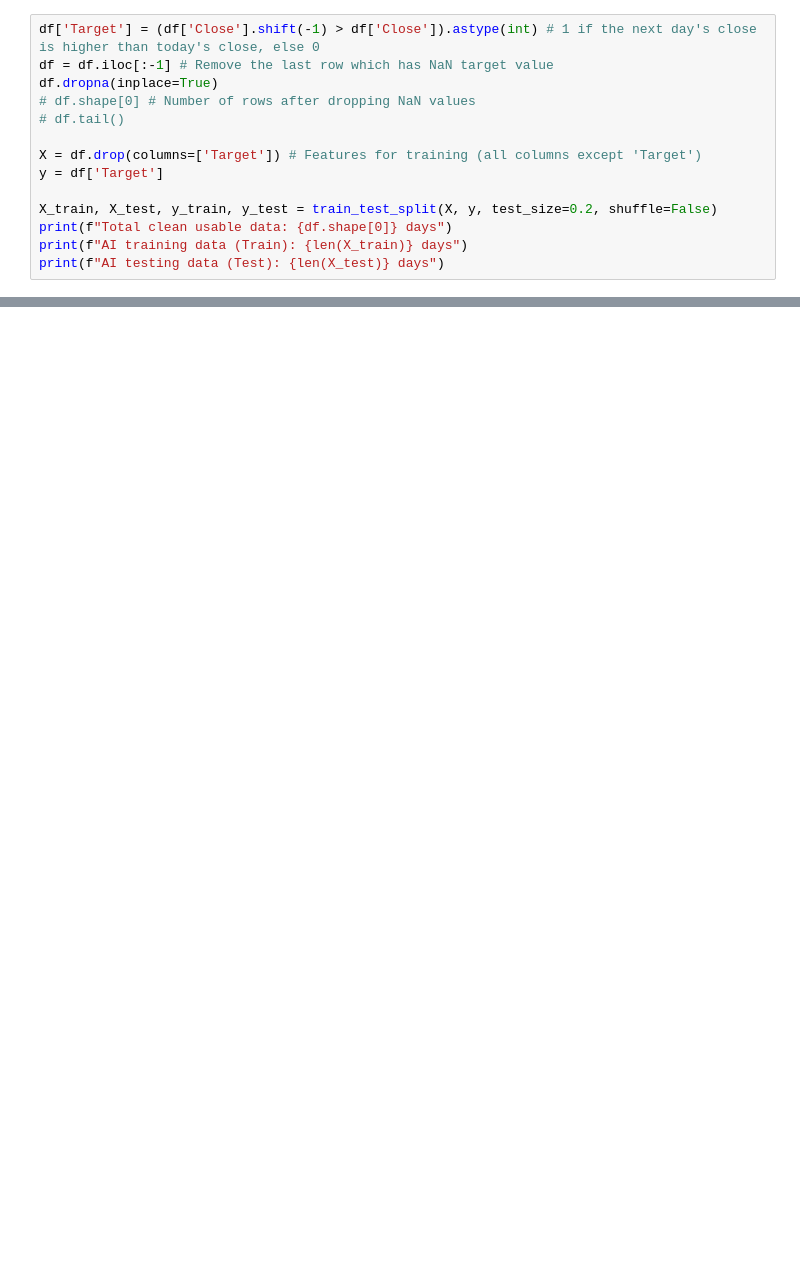
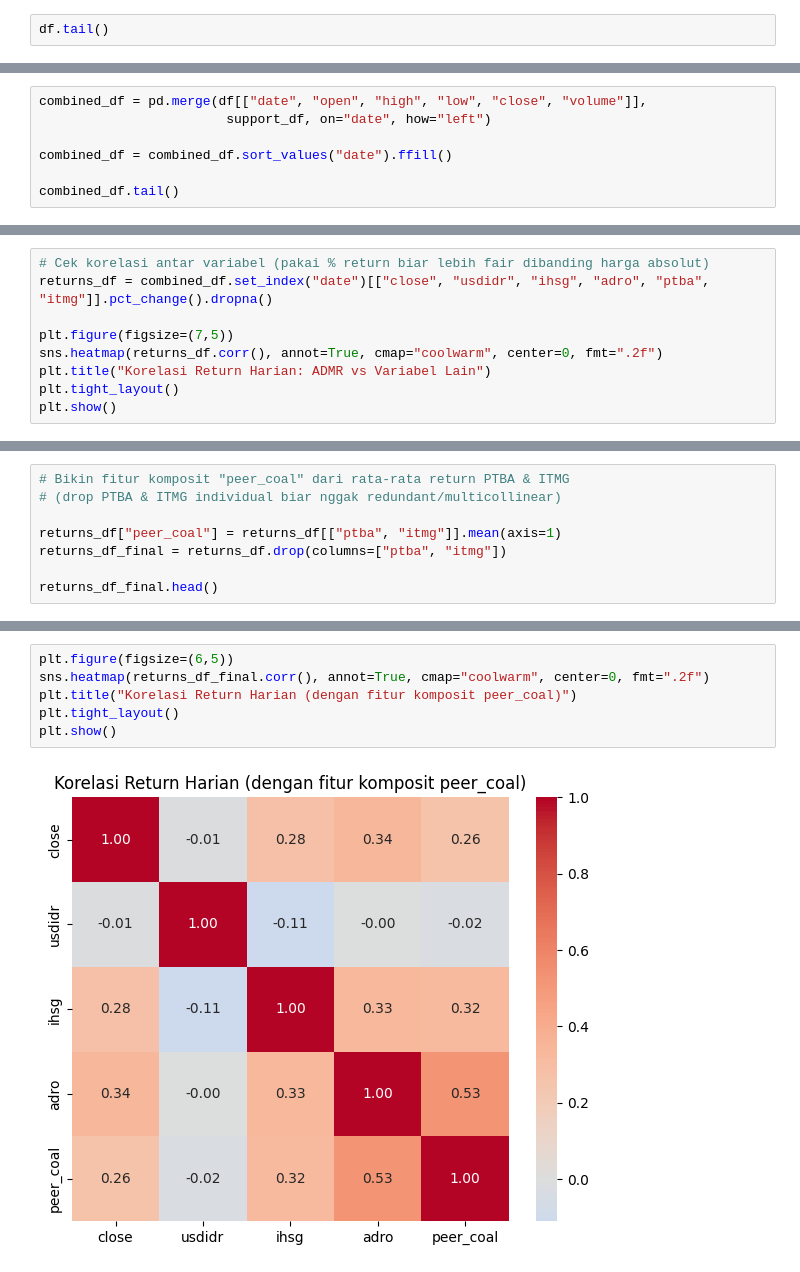
Before and after one commit to NatanaelVineDjapri/admr-stock-prediction, a Jupyter notebook: main.ipynb, the cells around one changed output, grey strips where cells are left out. Cells and saved outputs as stored; diff of their text form; blank space fills up the shorter version.

```diff
--- a/main.ipynb
+++ b/main.ipynb
@@ -80,15 +61,3 @@ df.tail()
 # %%
-df['Target'] = (df['Close'].shift(-1) > df['Close']).astype(int) # 1 if the next day's close is higher than today's close, else 0
-df = df.iloc[:-1] # Remove the last row which has NaN target value
-df.dropna(inplace=True)
-# df.shape[0] # Number of rows after dropping NaN values
-# df.tail()
-
-X = df.drop(columns=['Target']) # Features for training (all columns except 'Target')
-y = df['Target']
-
-X_train, X_test, y_train, y_test = train_test_split(X, y, test_size=0.2, shuffle=False)
-print(f"Total clean usable data: {df.shape[0]} days")
-print(f"AI training data (Train): {len(X_train)} days")
-print(f"AI testing data (Test): {len(X_test)} days")
+df.tail()
 # %% [output]
@@ -112,0 +103,7 @@ Model Accuracy: 0.53
+# %%
+combined_df = pd.merge(df[["date", "open", "high", "low", "close", "volume"]],
+                        support_df, on="date", how="left")
+
+combined_df = combined_df.sort_values("date").ffill()
+
+combined_df.tail()
@@ -112,0 +117,9 @@ Model Accuracy: 0.53
+# %%
+# Cek korelasi antar variabel (pakai % return biar lebih fair dibanding harga absolut)
+returns_df = combined_df.set_index("date")[["close", "usdidr", "ihsg", "adro", "ptba", "itmg"]].pct_change().dropna()
+
+plt.figure(figsize=(7,5))
+sns.heatmap(returns_df.corr(), annot=True, cmap="coolwarm", center=0, fmt=".2f")
+plt.title("Korelasi Return Harian: ADMR vs Variabel Lain")
+plt.tight_layout()
+plt.show()
@@ -112,0 +128,8 @@ Model Accuracy: 0.53
+# %%
+# Bikin fitur komposit "peer_coal" dari rata-rata return PTBA & ITMG
+# (drop PTBA & ITMG individual biar nggak redundant/multicollinear)
+
+returns_df["peer_coal"] = returns_df[["ptba", "itmg"]].mean(axis=1)
+returns_df_final = returns_df.drop(columns=["ptba", "itmg"])
+
+returns_df_final.head()
@@ -112,0 +144,8 @@ Model Accuracy: 0.53
+# %%
+plt.figure(figsize=(6,5))
+sns.heatmap(returns_df_final.corr(), annot=True, cmap="coolwarm", center=0, fmt=".2f")
+plt.title("Korelasi Return Harian (dengan fitur komposit peer_coal)")
+plt.tight_layout()
+plt.show()
+# %% [output]
+[figure, added]
```
Also changed, not shown: parts of 40 cells of this notebook, 1 other file.
